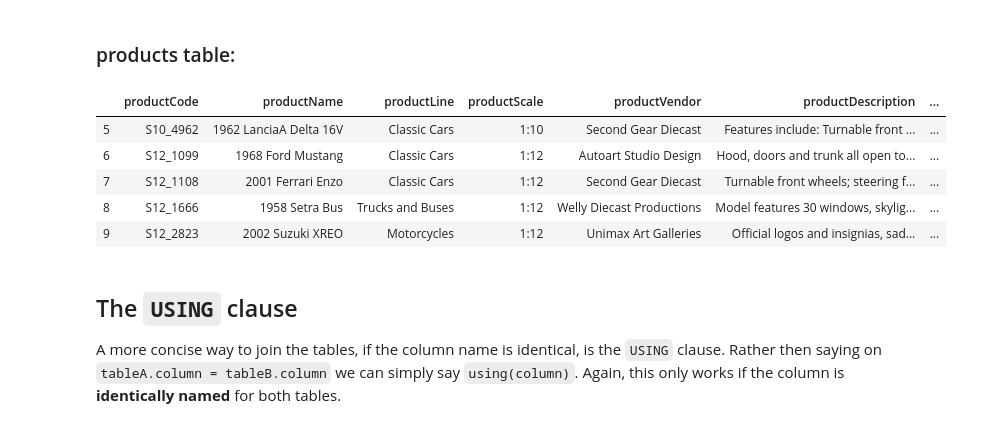
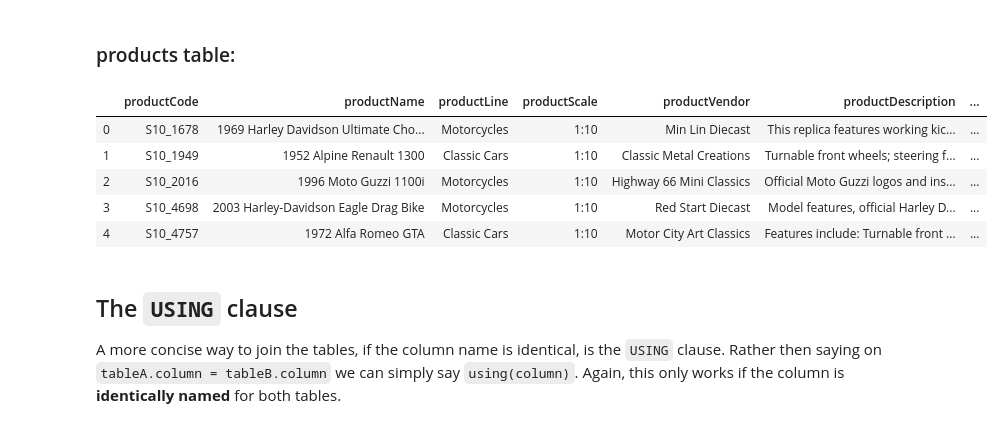
Before and after one commit to polyglottraveler/dsc-join-statements-hbs-ds-060120, a Jupyter notebook: index.ipynb, the cells around one changed output. Cells and saved outputs as stored; diff of their text form; code cells hidden in the pictures.

```diff
--- a/index.ipynb
+++ b/index.ipynb
@@ -73,15 +73,15 @@ df.head()
 # %%
 cur.execute("""SELECT * FROM products LIMIT 10;""")
 df = pd.DataFrame(cur.fetchall())
 df.columns = [i[0] for i in cur.description]
-df.tail()
+df.head()
 # %% [output]
 |  | productCode | productName | productLine | productScale | productVendor | productDescription | ... |
-| 5 | S10_4962 | 1962 LanciaA Delta 16V | Classic Cars | 1:10 | Second Gear Diecast | Features include: Turnable front ... | ... |
-| 6 | S12_1099 | 1968 Ford Mustang | Classic Cars | 1:12 | Autoart Studio Design | Hood, doors and trunk all open to... | ... |
-| 7 | S12_1108 | 2001 Ferrari Enzo | Classic Cars | 1:12 | Second Gear Diecast | Turnable front wheels; steering f... | ... |
-| 8 | S12_1666 | 1958 Setra Bus | Trucks and Buses | 1:12 | Welly Diecast Productions | Model features 30 windows, skylig... | ... |
-| 9 | S12_2823 | 2002 Suzuki XREO | Motorcycles | 1:12 | Unimax Art Galleries | Official logos and insignias, sad... | ... |
+| 0 | S10_1678 | 1969 Harley Davidson Ultimate Cho... | Motorcycles | 1:10 | Min Lin Diecast | This replica features working kic... | ... |
+| 1 | S10_1949 | 1952 Alpine Renault 1300 | Classic Cars | 1:10 | Classic Metal Creations | Turnable front wheels; steering f... | ... |
+| 2 | S10_2016 | 1996 Moto Guzzi 1100i | Motorcycles | 1:10 | Highway 66 Mini Classics | Official Moto Guzzi logos and ins... | ... |
+| 3 | S10_4698 | 2003 Harley-Davidson Eagle Drag Bike | Motorcycles | 1:10 | Red Start Diecast | Model features, official Harley D... | ... |
+| 4 | S10_4757 | 1972 Alfa Romeo GTA | Classic Cars | 1:10 | Motor City Art Classics | Features include: Turnable front ... | ... |
 # %% [markdown]
 ## The `USING` clause
 A more concise way to join the tables, if the column name is identical, is the `USING` clause. Rather then saying on `tableA.column = tableB.column` we can simply say `using(column)`. Again, this only works if the column is **identically named** for both tables.
```
Also changed, not shown: parts of 1 cell of this notebook.
